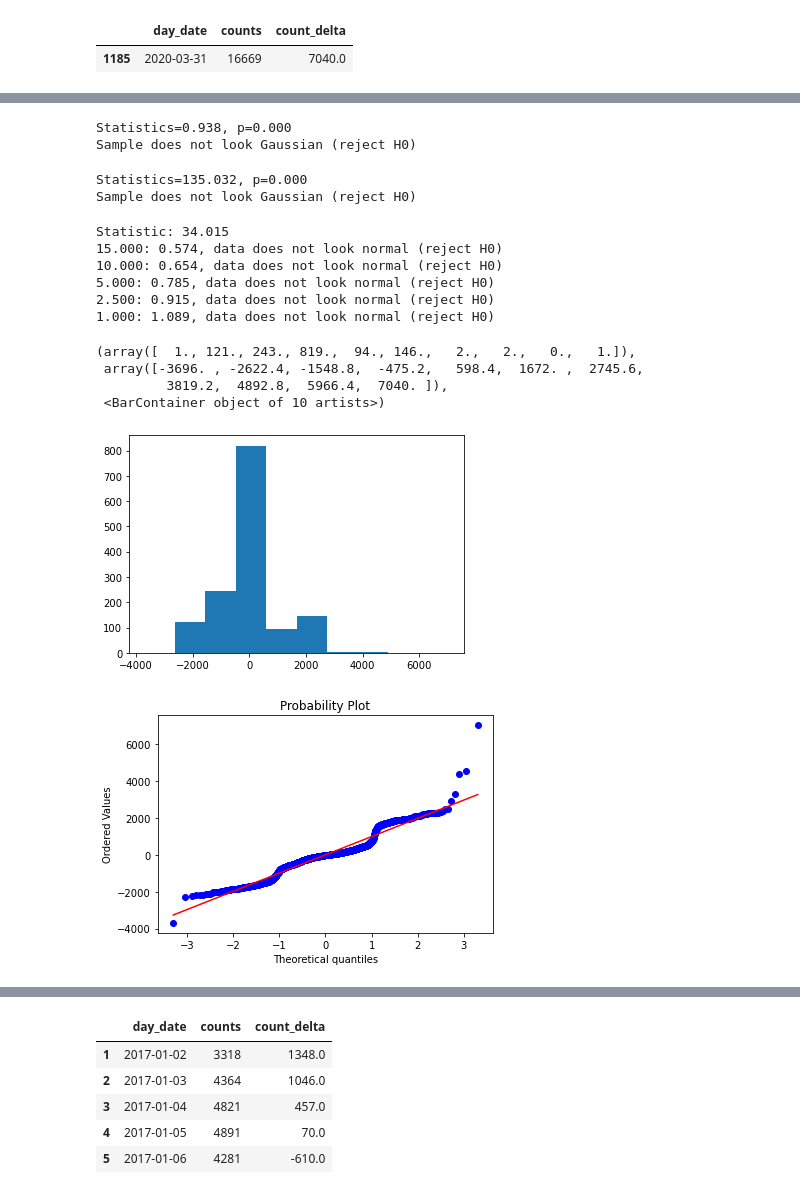
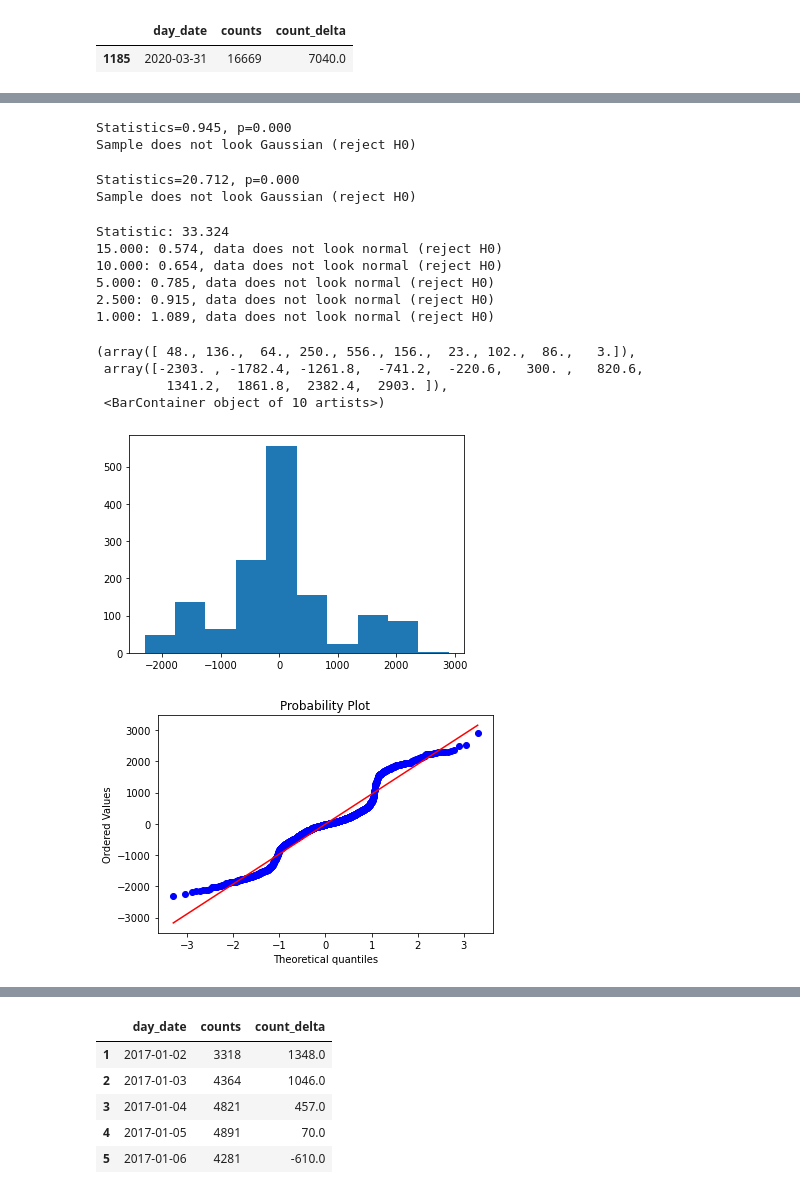
Before and after one commit to farimaf/StackOverFlowAnalysis_Pandemic, a Jupyter notebook: UsersAnalysis.ipynb, the cells around one changed output, grey strips where cells are left out. Drawn from its saved outputs; the diff is of its cells as text; code cells hidden in the pictures.

```diff
--- a/UsersAnalysis.ipynb
+++ b/UsersAnalysis.ipynb
@@ -189,3 +194,7 @@ creation_daily_grp_delta_notna[creation_daily_grp_delta_notna['count_delta']>600
 # %% [output]
 |  | day_date | counts | count_delta |
 | 1185 | 2020-03-31 | 16669 | 7040.0 |
+# %%
+creation_daily_grp_delta_notna_noOutli=creation_daily_grp_delta_notna[(creation_daily_grp_delta_notna['count_delta']>-3000)
+                                                                             & (creation_daily_grp_delta_notna['count_delta']<3000)]
+len(creation_daily_grp_delta_notna_noOutli) ##does not have fisrt day, we filtered it
@@ -192,11 +214,11 @@ creation_daily_grp_delta_notna[creation_daily_grp_delta_notna['count_delta']>600
 # %%
-is_normal_shapiro(creation_daily_grp_delta_notna['count_delta'])
+is_normal_shapiro(creation_daily_grp_delta_notna_noOutli['count_delta'])
 # %% [output]
-Statistics=0.938, p=0.000
+Statistics=0.945, p=0.000
 Sample does not look Gaussian (reject H0)
 # %%
 from scipy.stats import normaltest
-stat, p = normaltest(creation_daily_grp_delta_notna['count_delta'])
+stat, p = normaltest(creation_daily_grp_delta_notna_noOutli['count_delta'])
 print('Statistics=%.3f, p=%.3f' % (stat, p))
 # interpret
 alpha = 0.05
@@ -205,12 +227,12 @@ if p > alpha:
 else:
     print('Sample does not look Gaussian (reject H0)')
 # %% [output]
-Statistics=135.032, p=0.000
+Statistics=20.712, p=0.000
 Sample does not look Gaussian (reject H0)
 # %%
 from scipy.stats import anderson
 # normality test
-result = anderson(creation_daily_grp_delta_notna['count_delta'])
+result = anderson(creation_daily_grp_delta_notna_noOutli['count_delta'])
 print('Statistic: %.3f' % result.statistic)
 p = 0
 for i in range(len(result.critical_values)):
@@ -220,26 +242,26 @@ for i in range(len(result.critical_values)):
     else:
         print('%.3f: %.3f, data does not look normal (reject H0)' % (sl, cv))
 # %% [output]
-Statistic: 34.015
+Statistic: 33.324
 15.000: 0.574, data does not look normal (reject H0)
 10.000: 0.654, data does not look normal (reject H0)
 5.000: 0.785, data does not look normal (reject H0)
 2.500: 0.915, data does not look normal (reject H0)
 1.000: 1.089, data does not look normal (reject H0)
 # %%
-plt.hist(creation_daily_grp_delta_notna['count_delta'])
+plt.hist(creation_daily_grp_delta_notna_noOutli['count_delta'])
 # %% [output]
-(array([  1., 121., 243., 819.,  94., 146.,   2.,   2.,   0.,   1.]),
- array([-3696. , -2622.4, -1548.8,  -475.2,   598.4,  1672. ,  2745.6,
-         3819.2,  4892.8,  5966.4,  7040. ]),
+(array([ 48., 136.,  64., 250., 556., 156.,  23., 102.,  86.,   3.]),
+ array([-2303. , -1782.4, -1261.8,  -741.2,  -220.6,   300. ,   820.6,
+         1341.2,  1861.8,  2382.4,  2903. ]),
  <BarContainer object of 10 artists>)
-[figure, old version]
+[figure, new version]
 # %%
 import pylab
-stats.probplot(creation_daily_grp_delta_notna['count_delta'], dist="norm", plot=pylab)
+stats.probplot(creation_daily_grp_delta_notna_noOutli['count_delta'], dist="norm", plot=pylab)
 pylab.show()
 # %% [output]
-[figure, old version]
+[figure, new version]
 # %%
 #so we decide its normal according to plots
 # %%
```
Also changed, not shown: parts of 78 cells of this notebook, 3 other files.
